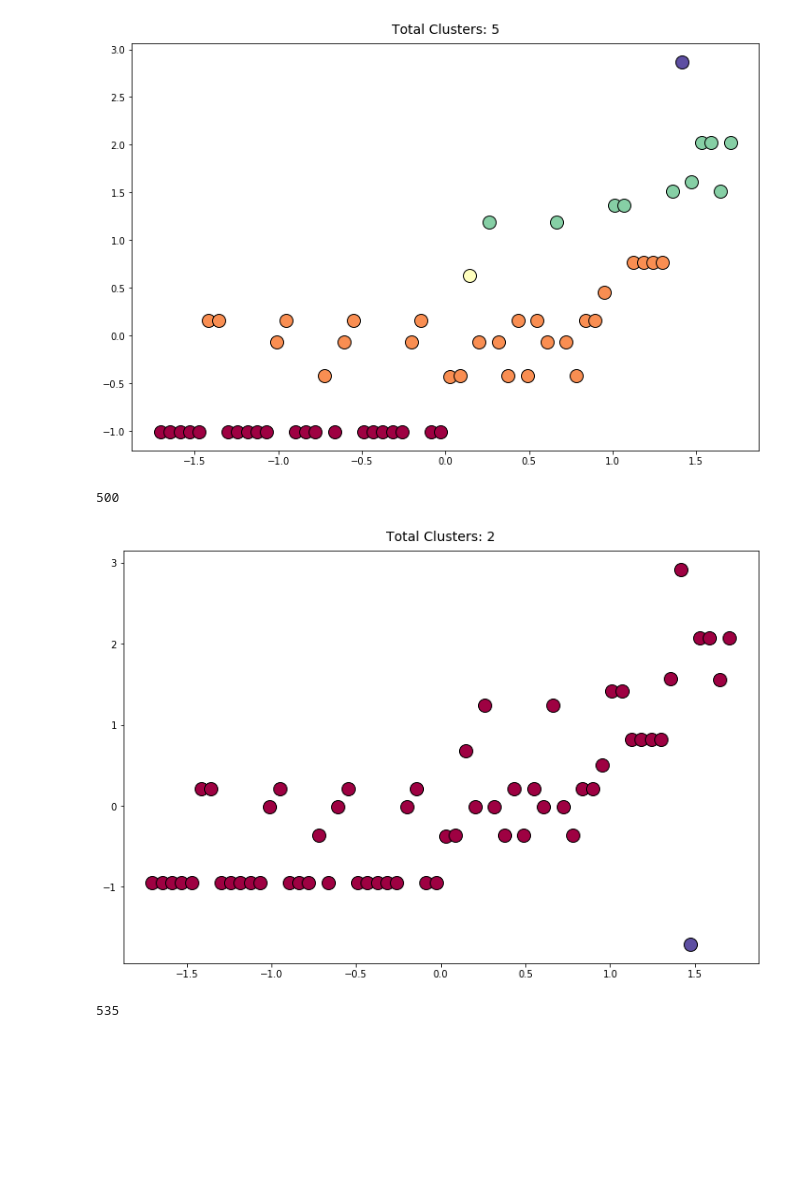
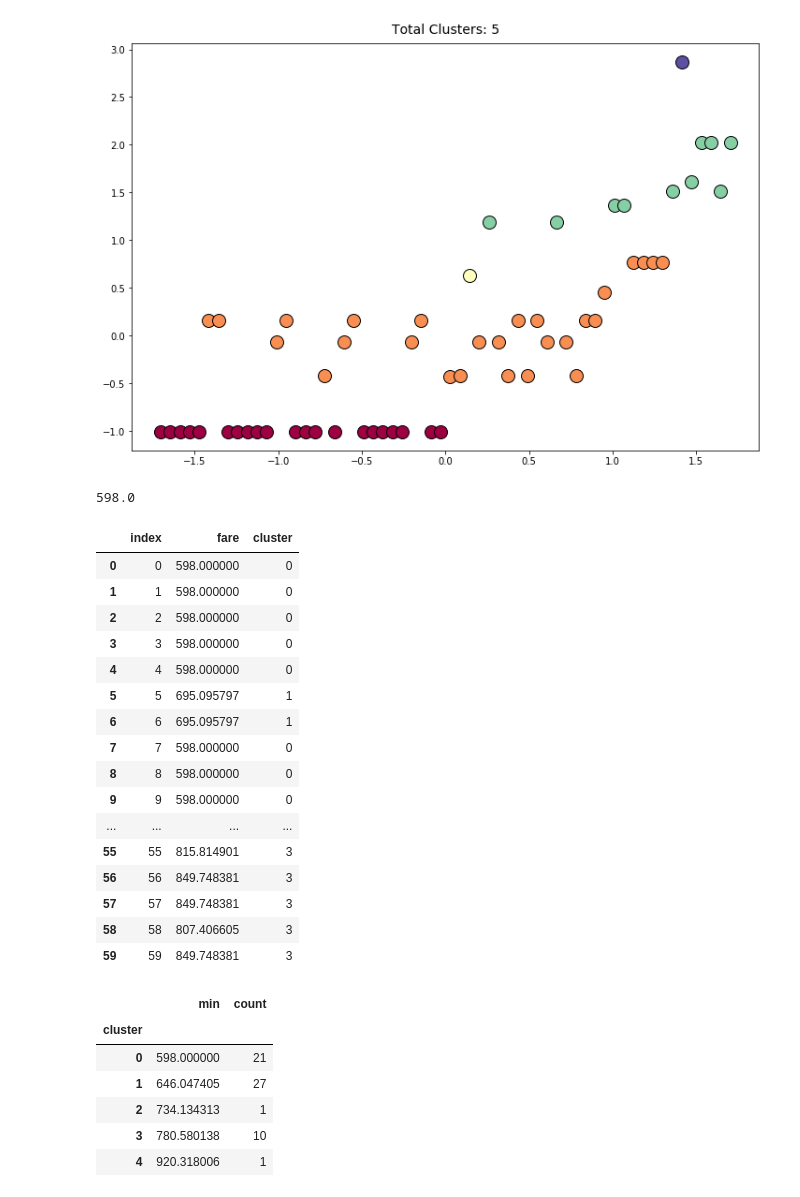
Before and after one commit to MagicMike90/cheap-airfare, a Jupyter notebook: cheap-airfare.ipynb, the cells around one changed output. Saved outputs shown, nothing was run; the diff lists cells and outputs as text; code cells hidden in the pictures; blank space fills up the shorter version.

Commit message:
add abnormal flight fare detection

```diff
--- a/cheap-airfare.ipynb
+++ b/cheap-airfare.ipynb
@@ -168,14 +167,6 @@ def test_clusters(data_series, eps_val, swap_index, swap_value):
 # %%
 px = [x for x in fares['price']]
 # %%
-px[55]
+px[15]
 # %% [output]
-500
+598.0
-# %%
-test_clusters(px, 1.5, 55, 535)
-# %% [output]
-[figure, removed]
-# %%
-px[55]
-# %% [output]
-535
@@ -181,0 +175,32 @@ px[55]
+# %%
+pf = pd.concat([ff,pd.DataFrame(db.labels_, columns=['cluster'])], axis=1)
+pf
+# %% [output]
+|  | index | fare | cluster |
+| 0 | 0 | 598.000000 | 0 |
+| 1 | 1 | 598.000000 | 0 |
+| 2 | 2 | 598.000000 | 0 |
+| 3 | 3 | 598.000000 | 0 |
+| 4 | 4 | 598.000000 | 0 |
+| 5 | 5 | 695.095797 | 1 |
+| 6 | 6 | 695.095797 | 1 |
+| 7 | 7 | 598.000000 | 0 |
+| 8 | 8 | 598.000000 | 0 |
+| 9 | 9 | 598.000000 | 0 |
+| ... | ... | ... | ... |
+| 55 | 55 | 815.814901 | 3 |
+| 56 | 56 | 849.748381 | 3 |
+| 57 | 57 | 849.748381 | 3 |
+| 58 | 58 | 807.406605 | 3 |
+| 59 | 59 | 849.748381 | 3 |
+# %%
+rf = pf.groupby('cluster')['fare'].agg(['min','count']).sort_values('min', ascending=True)
+rf
+# %% [output]
+|  | min | count |
+| cluster |  |  |
+| 0 | 598.000000 | 21 |
+| 1 | 646.047405 | 27 |
+| 2 | 734.134313 | 1 |
+| 3 | 780.580138 | 10 |
+| 4 | 920.318006 | 1 |
```
Also changed, not shown: parts of 3 cells of this notebook.
